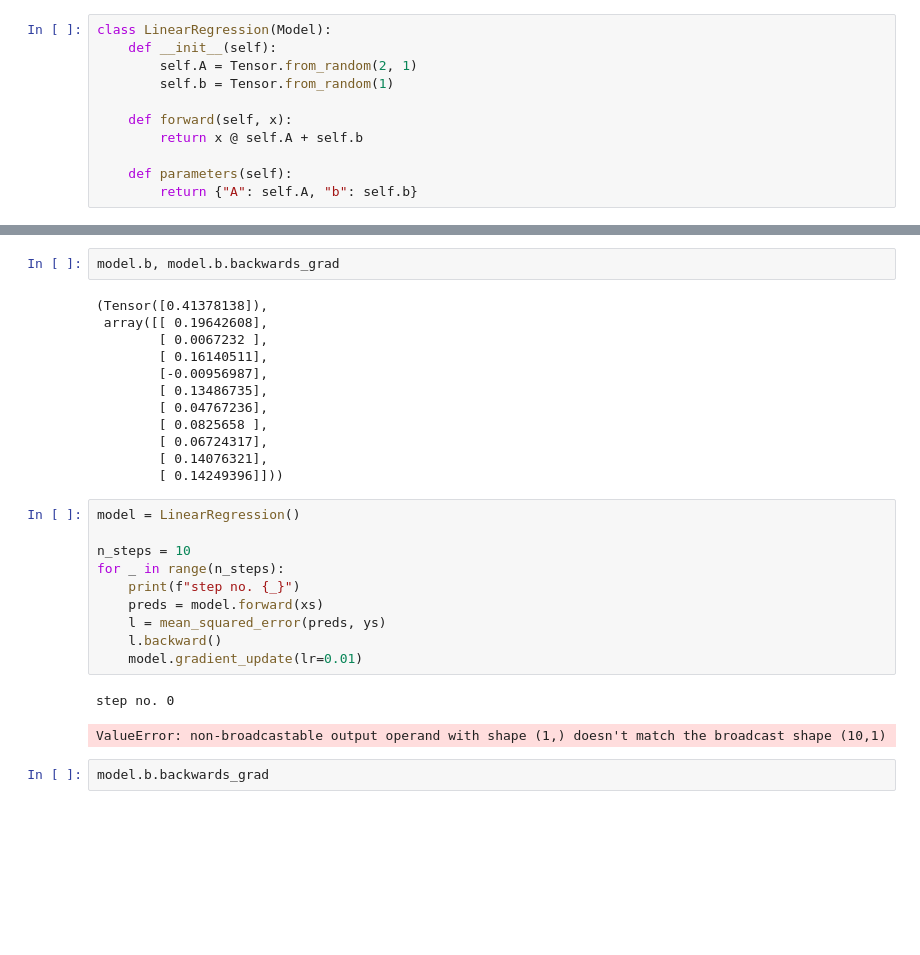
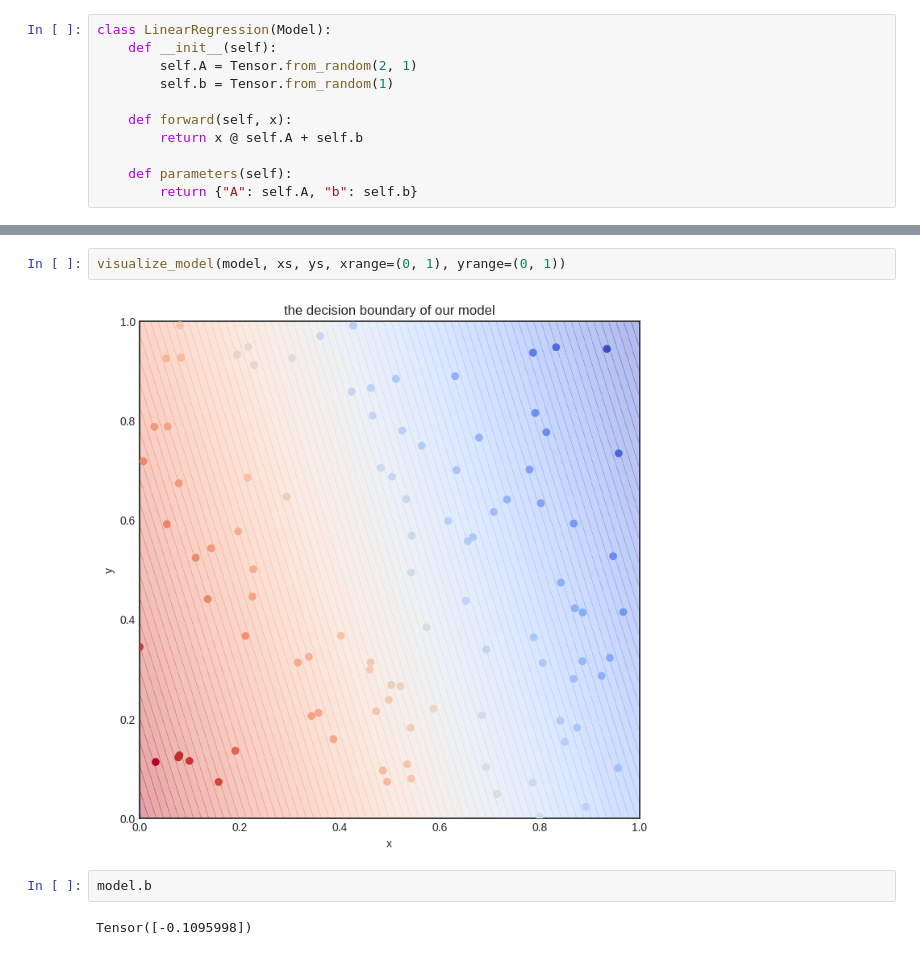
Before and after one commit to cosmic-cortex/mlfz, a Jupyter notebook: examples/nn/tensor/linear_regression.ipynb, the cells around one changed output, grey strips where cells are left out. Saved outputs shown, nothing was run; the diff lists cells and outputs as text; blank space fills up the shorter version.

```diff
--- a/examples/nn/tensor/linear_regression.ipynb
+++ b/examples/nn/tensor/linear_regression.ipynb
@@ -32,29 +75,8 @@ l.prevs[0].prev.prevs
+# %%
+visualize_model(model, xs, ys, xrange=(0, 1), yrange=(0, 1))
+# %% [output]
+[figure, added]
 # %%
-model.b, model.b.backwards_grad
+model.b
 # %% [output]
-(Tensor([0.41378138]),
- array([[ 0.19642608],
-        [ 0.0067232 ],
-        [ 0.16140511],
-        [-0.00956987],
-        [ 0.13486735],
-        [ 0.04767236],
-        [ 0.0825658 ],
-        [ 0.06724317],
-        [ 0.14076321],
-        [ 0.14249396]]))
+Tensor([-0.1095998])
-# %%
-model = LinearRegression()
-
-n_steps = 10
-for _ in range(n_steps):
-    print(f"step no. {_}")
-    preds = model.forward(xs)
-    l = mean_squared_error(preds, ys)
-    l.backward()
-    model.gradient_update(lr=0.01)
-# %% [output]
-step no. 0
-ValueError: non-broadcastable output operand with shape (1,) doesn't match the broadcast shape (10,1)
-# %%
-model.b.backwards_grad
```
Also changed, not shown: parts of 7 cells of this notebook, 5 other files.
